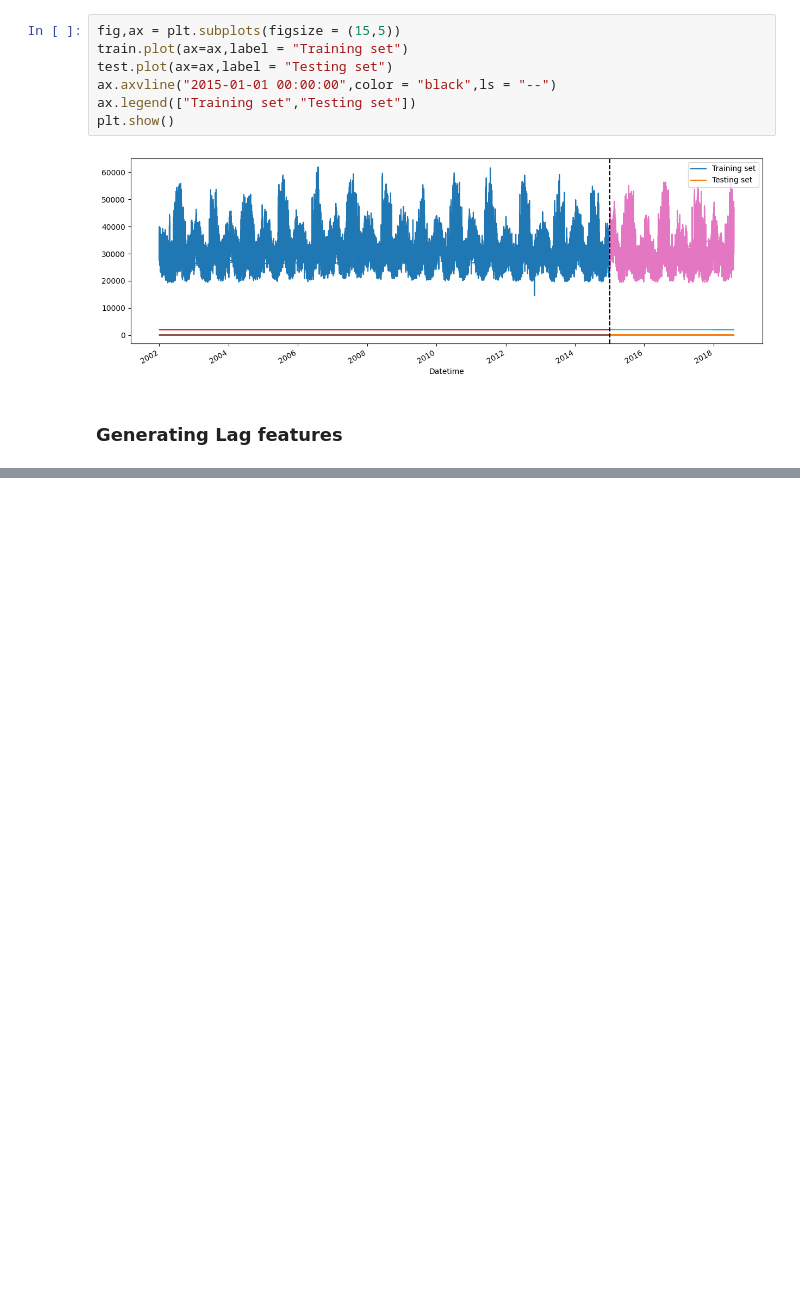
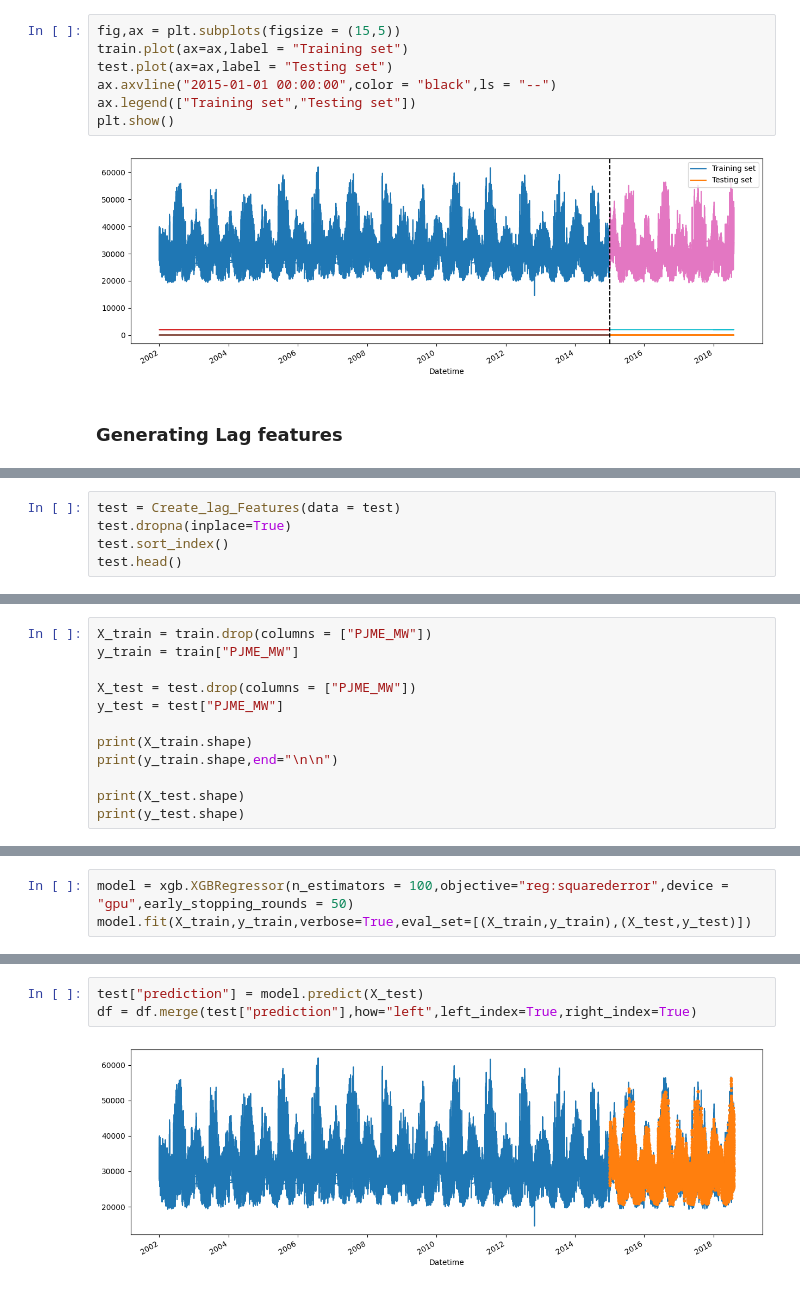
Before and after one commit to vishal-adithya/Timeseries-Power-Consumption, a Jupyter notebook: main.ipynb, the cells around one changed output, grey strips where cells are left out. Cells and saved outputs as stored; diff of their text form; blank space fills up the shorter version.

Commit message:
built basic time series model

```diff
--- a/main.ipynb
+++ b/main.ipynb
@@ -103,0 +104,5 @@ df.head()
+# %%
+test = Create_lag_Features(data = test)
+test.dropna(inplace=True)
+test.sort_index()
+test.head()
@@ -103,0 +117,12 @@ df.head()
+# %%
+X_train = train.drop(columns = ["PJME_MW"])
+y_train = train["PJME_MW"]
+
+X_test = test.drop(columns = ["PJME_MW"])
+y_test = test["PJME_MW"]
+
+print(X_train.shape)
+print(y_train.shape,end="\n\n")
+
+print(X_test.shape)
+print(y_test.shape)
@@ -103,0 +137,3 @@ df.head()
+# %%
+model = xgb.XGBRegressor(n_estimators = 100,objective="reg:squarederror",device = "gpu",early_stopping_rounds = 50)
+model.fit(X_train,y_train,verbose=True,eval_set=[(X_train,y_train),(X_test,y_test)])
@@ -103,0 +169,5 @@ df.head()
+# %%
+test["prediction"] = model.predict(X_test)
+df = df.merge(test["prediction"],how="left",left_index=True,right_index=True)
+# %% [output]
+[figure, added]
```
Also changed, not shown: parts of 7 cells of this notebook.
